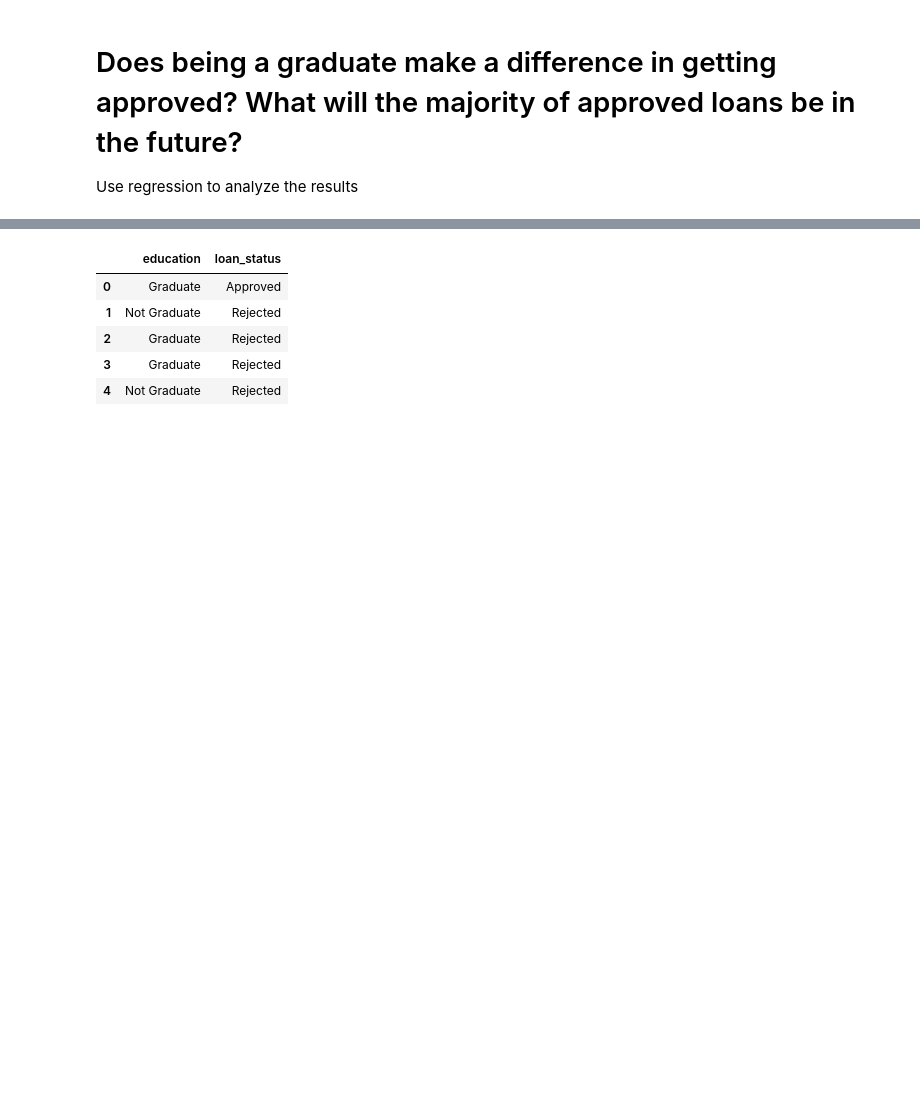
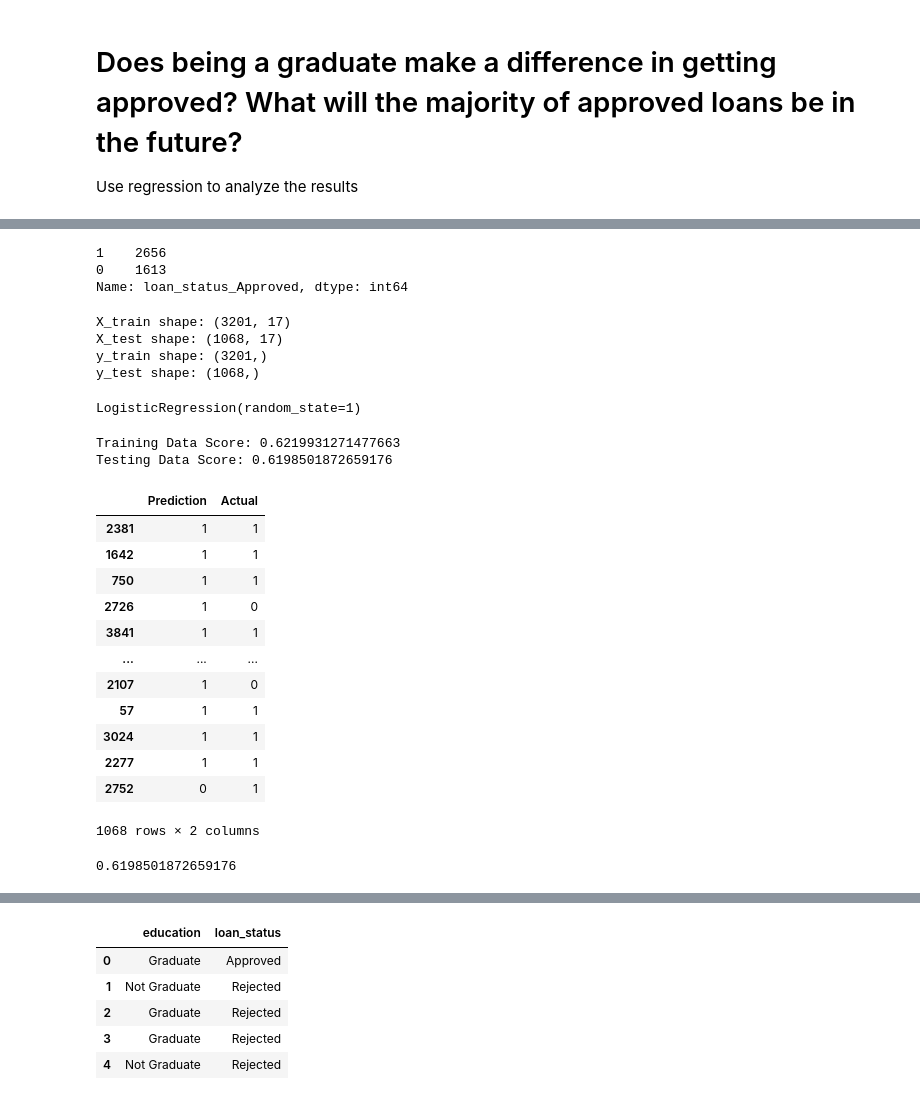
Before and after one commit to j0cinco/loan-applications, a Jupyter notebook: loan_approval.ipynb, the cells around one changed output, grey strips where cells are left out. Cells and saved outputs as stored; diff of their text form; code cells hidden in the pictures; blank space fills up the shorter version.

```diff
--- a/loan_approval.ipynb
+++ b/loan_approval.ipynb
@@ -50,3 +56,8 @@ dtype: object
 # Does being a graduate make a difference in getting approved? What will the majority of approved loans be in the future?
 
 Use regression to analyze the results
+# %%
+# Convert categorical data to numeric with `pd.get_dummies`
+categorical_columns = ['loan_status', 'education', 'self_employed']
+application_df_encoded = pd.get_dummies(loan_df, columns=categorical_columns)
+print(application_df_encoded.head())
@@ -52,0 +82,6 @@ Use regression to analyze the results
+# %%
+# Separate the y variable, the labels
+y = application_df_encoded["loan_status_Approved"]
+
+# Separate the X variable, the features
+X = application_df_encoded.drop("loan_status_Approved", axis=1)
@@ -52,0 +119,60 @@ Use regression to analyze the results
+# %%
+# Check the balance of our target values
+label_counts = y.value_counts()
+print(label_counts)
+# %% [output]
+1    2656
+0    1613
+Name: loan_status_Approved, dtype: int64
+# %%
+# Split the data using train_test_split
+# Assign a random_state of 1 to the function
+X_train, X_test, y_train, y_test = train_test_split(X, y, random_state=1,stratify=y)
+print("X_train shape:", X_train.shape)
+print("X_test shape:", X_test.shape)
+print("y_train shape:", y_train.shape)
+print("y_test shape:", y_test.shape)
+# %% [output]
+X_train shape: (3201, 17)
+X_test shape: (1068, 17)
+y_train shape: (3201,)
+y_test shape: (1068,)
+# %%
+# Instantiate the Logistic Regression model
+# Assign a random_state parameter of 1 to the model
+classifier = LogisticRegression(solver='lbfgs', random_state=1)
+classifier
+
+# Fit the model using training data
+classifier.fit(X_train, y_train)
+# %% [output]
+LogisticRegression(random_state=1)
+# %%
+# Score the model
+print(f"Training Data Score: {classifier.score(X_train, y_train)}")
+print(f"Testing Data Score: {classifier.score(X_test, y_test)}")
+
+# Make a prediction using the testing data
+predictions = classifier.predict(X_test)
+pd.DataFrame({"Prediction": predictions, "Actual": y_test})
+# %% [output]
+Training Data Score: 0.6219931271477663
+Testing Data Score: 0.6198501872659176
+|  | Prediction | Actual |
+| 2381 | 1 | 1 |
+| 1642 | 1 | 1 |
+| 750 | 1 | 1 |
+| 2726 | 1 | 0 |
+| 3841 | 1 | 1 |
+| ... | ... | ... |
+| 2107 | 1 | 0 |
+| 57 | 1 | 1 |
+| 3024 | 1 | 1 |
+| 2277 | 1 | 1 |
+| 2752 | 0 | 1 |
+1068 rows × 2 columns
+# %%
+# Print the balanced_accuracy score of the model
+accuracy_score(y_test, predictions)
+# %% [output]
+0.6198501872659176
```
Also changed, not shown: parts of 14 cells of this notebook, 1 other file.
